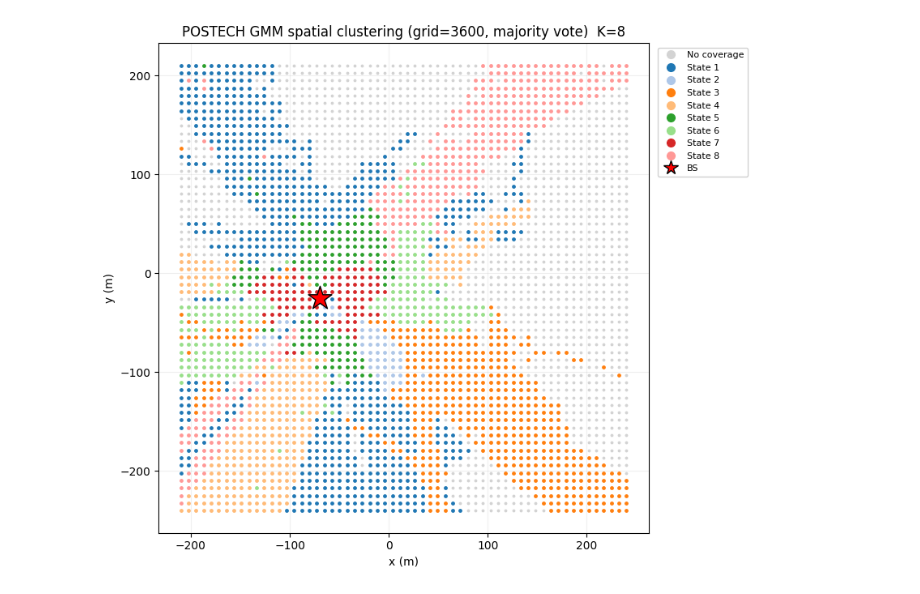
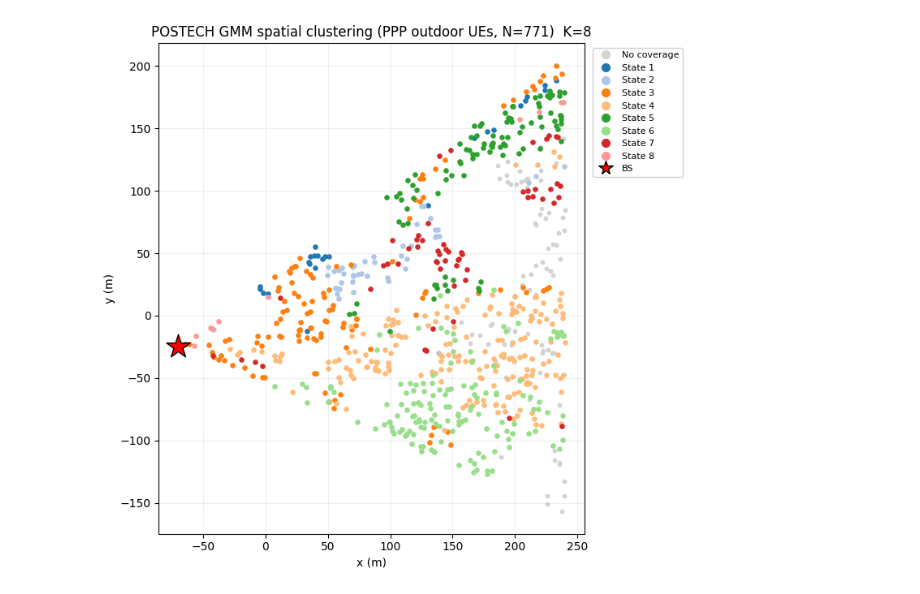
Before and after one commit to EoJinS/SNIC2026, a Jupyter notebook: GMM_static_POSTECH.ipynb, the cells around one changed output. Saved outputs shown, nothing was run; the diff lists cells and outputs as text; code cells hidden in the pictures.

```diff
--- a/GMM_static_POSTECH.ipynb
+++ b/GMM_static_POSTECH.ipynb
@@ -329,16 +379,19 @@ Grid map positions: (3600, 3)
 # %%
 
-# Cell A2: Channel extraction for grid
-scene_map, bs_map, _, _ = setup_scene_with_positions(config, grid_positions)
-paths_map = compute_batch_paths(scene_map, max_depth=2)
-h_grid = get_ofdm_channel(paths_map, config)
-print("Grid channel shape:", h_grid.shape)
+# Cell A2: Channel extraction for PPP UEs
+scene_map, bs_map, _, _ = setup_scene_with_positions(config, ppp_positions)
+bs_z = float(np.array(bs_map.position)[2])
+bs_map.look_at([float(scene_center_xy[0]), float(scene_center_xy[1]), bs_z])
+paths_map = compute_batch_paths(scene_map)
+h_ppp = get_ofdm_channel(paths_map, config)
+print("PPP channel shape:", h_ppp.shape, " (N_pos, num_pilot_subcarriers, N_tx)")
 scene_map.preview(paths=paths_map)
 
-
-energy_per_pos = tf.reduce_sum(tf.abs(h_grid) ** 2, axis=[1, 2])  # [N_grid]
+energy_per_pos = tf.reduce_sum(tf.abs(h_ppp) ** 2, axis=[1, 2])  # [N_pos]
 invalid_mask = tf.math.is_nan(energy_per_pos) | tf.math.is_inf(energy_per_pos) | (energy_per_pos < 1e-12)
 invalid_np = invalid_mask.numpy()
-print(f"Invalid / no-coverage grid points: {invalid_np.sum()} / {invalid_np.shape[0]}")
+print(f"Invalid / no-path (NLOS 완전 차단) 위치: {invalid_np.sum()} / {invalid_np.shape[0]}")
+print("(참고: 건물 '내부' 위치는 이미 Cell A1에서 지오메트리로 제거되었습니다. "
+      "여기서 걸러지는 것은 건물 '밖'이지만 경로가 전혀 도달하지 않는 완전 음영 지역입니다.)")
 # %% [output]
 WARNING: All log messages before absl::InitializeLog() is called are written to STDERR
@@ -467,61 +529,46 @@ Max val: 2.6952545642852783, Min val: -2.647047519683838
 # %%
 
-# Cell A4: Spatial EM Map visualization (ASU run_em.py 스타일)
+# Cell A4: Spatial EM Map visualization (PPP 산점도, run_em.py 스타일)
 from matplotlib.lines import Line2D
 
-sub_stride = 10
-sub_idx = tf.range(0, N_sub, sub_stride)
+h_valid_real = tf.concat([tf.math.real(h_ppp_valid), tf.math.imag(h_ppp_valid)], axis=-1)
+h_valid_torch = torch.nan_to_num(torch.from_numpy(h_valid_real.numpy()).to(torch.float32),
+                                  nan=0.0, posinf=0.0, neginf=0.0)
 
-h_grid_sub = tf.gather(h_grid_valid, sub_idx, axis=1)  # [N_valid, N_sub_sub, N_tx]
-N_sub_sub = h_grid_sub.shape[1]
-
-h_grid_sub_real = tf.concat([tf.math.real(h_grid_sub), tf.math.imag(h_grid_sub)], axis=-1)
-h_grid_sub_torch = torch.nan_to_num(
-    torch.from_numpy(h_grid_sub_real.numpy()).to(torch.float32),
-    nan=0.0, posinf=0.0, neginf=0.0
-)
-
-N_valid = h_grid_sub_torch.shape[0]
-c_hat_valid_all = np.zeros((N_valid, N_sub_sub), dtype=int)
-for i in range(N_sub_sub):
-    c, _ = predict_modes(h_grid_sub_torch[:, i, :], params_map)
+c_hat_valid_all = np.zeros((N_valid_pos, N_pilot), dtype=int)
+for i in range(N_pilot):
+    c, _ = predict_modes(h_valid_torch[:, i, :], params_map)
     c_hat_valid_all[:, i] = c.numpy()
 
 from scipy.stats import mode
-c_hat_valid, _ = mode(c_hat_valid_all, axis=1, keepdims=False)  # majority vote, [N_valid]
+c_hat_valid, _ = mode(c_hat_valid_all, axis=1, keepdims=False)
 
-# Scatter back onto the full grid: invalid positions get label -1 ("no coverage")
-c_hat_grid = np.full(N_grid, -1, dtype=int)
-c_hat_grid[valid_idx] = c_hat_valid
+c_hat_all = np.full(N_ppp_total, -1, dtype=int)
+c_hat_all[valid_idx] = c_hat_valid
 
-bs_pos = np.array(bs_map.position)  # actual BS location in the POSTECH scene (see Cell setup)
-
+bs_pos = np.array(bs_map.position)
 cmap = plt.get_cmap("tab20")
 fig, ax = plt.subplots(figsize=(8.5, 7))
 handles = []
 
-# "No coverage" points (blocked / no valid path) in light gray, like run_em.py's pos_nouser
-m_invalid = (c_hat_grid == -1)
+m_invalid = (c_hat_all == -1)
 if m_invalid.sum():
-    ax.scatter(grid_positions[m_invalid, 0], grid_positions[m_invalid, 1], s=3, c="lightgray")
+    ax.scatter(ppp_positions[m_invalid, 0], ppp_positions[m_invalid, 1], s=10, c="lightgray")
     handles.append(Line2D([], [], marker="o", ls="", ms=7, color="lightgray", label="No coverage"))
 
 for k in range(K):
-    m = (c_hat_grid == k)
+    m = (c_hat_all == k)
     if m.sum():
-        ax.scatter(grid_positions[m, 0], grid_positions[m, 1], s=6, color=cmap(k % 20))
+        ax.scatter(ppp_positions[m, 0], ppp_positions[m, 1], s=14, color=cmap(k % 20))
         handles.append(Line2D([], [], marker="o", ls="", ms=7, color=cmap(k % 20), label=f"State {k+1}"))
 
 ax.scatter(bs_pos[0], bs_pos[1], marker="*", s=480, c="red", edgecolor="k", zorder=5)
 handles.append(Line2D([], [], marker="*", ls="", ms=13, color="red", mec="k", label="BS"))
 
-ax.set(title=f"POSTECH GMM spatial clustering (grid={N_grid}, majority vote)  K={K}",
+ax.set(title=f"POSTECH GMM spatial clustering (PPP outdoor UEs, N={N_ppp_total})  K={K}",
        xlabel="x (m)", ylabel="y (m)")
-ax.set_aspect("equal")
-ax.grid(alpha=.2)
-ax.legend(handles=handles, fontsize=8, loc="upper left", bbox_to_anchor=(1.01, 1.0), framealpha=.9)
-plt.tight_layout()
-plt.savefig(f"output/em_map_spatial_K{K}.png", dpi=120)
-plt.show()
+ax.set_aspect("equal"); ax.grid(alpha=.2)
+ax.legend(handles=handles, fontsize=8, loc="upper left", bbox_to_anchor=(1.01,1.0), framealpha=.9)
+plt.tight_layout(); plt.savefig(f"output/em_map_ppp_K{K}.png", dpi=120); plt.show()
 # %% [output]
-[figure, old version]
+[figure, new version]
```
Also changed, not shown: parts of 16 cells of this notebook, 1 other file.
